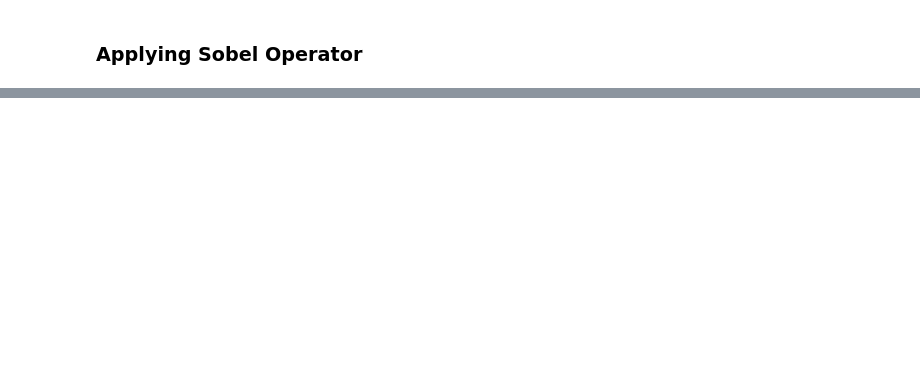
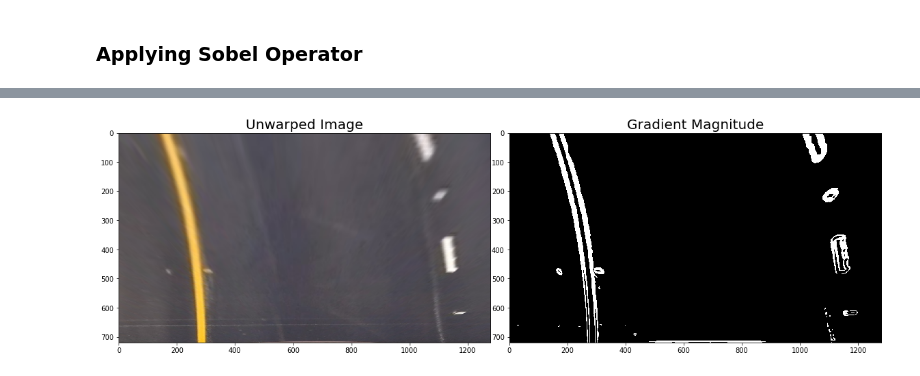
Before and after one commit to linuxairhead/SDC-P3-Advanced-Lane-Lines, a Jupyter notebook: Advanced Lane Lines.ipynb, the cells around one changed output, grey strips where cells are left out. Cells and saved outputs as stored; diff of their text form; code cells hidden in the pictures; blank space fills up the shorter version.

Commit message:
Gradjent and Direction of the Magnitude

```diff
--- a/Advanced Lane Lines.ipynb
+++ b/Advanced Lane Lines.ipynb
@@ -119,0 +169,6 @@ displayResult(aImg_unwarp, aImg_Sobel, 'Unwarped Image', 'Sobel Absolute'  )
+# %%
+aImg_MagBinary = mag_thresh(aImg_unwarp, sobel_kernel=25, mag_thresh=(30, 100))
+
+displayResult(aImg_unwarp, aImg_MagBinary, 'Unwarped Image', 'Gradient Magnitude', False  )
+# %% [output]
+[figure, added]
```
Also changed, not shown: parts of 17 cells of this notebook, 1 other file.
